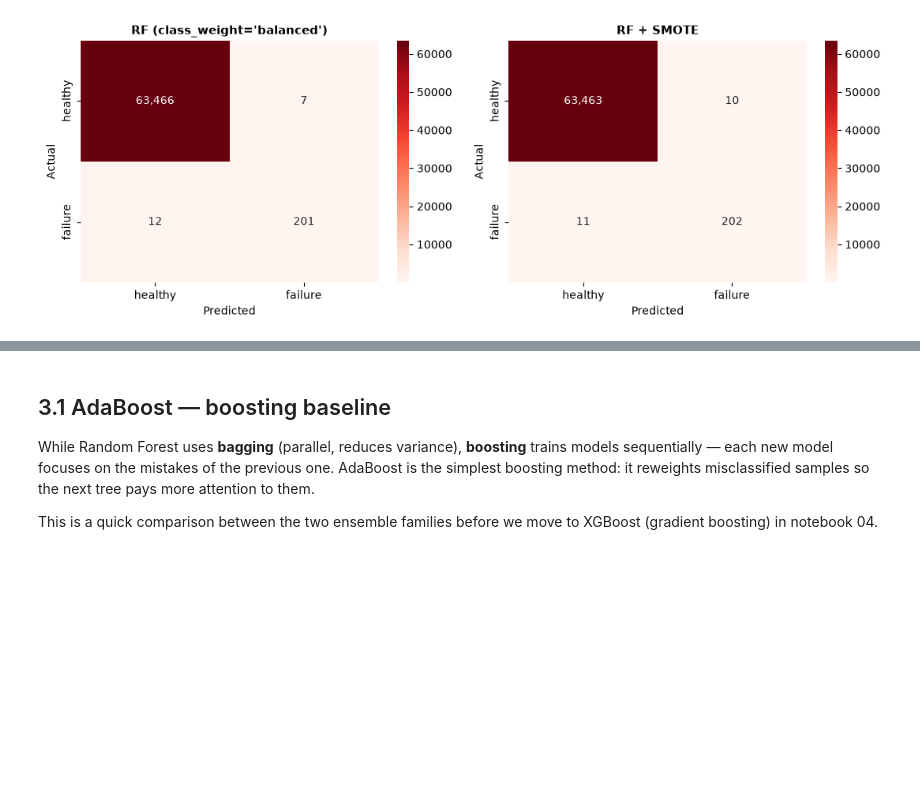
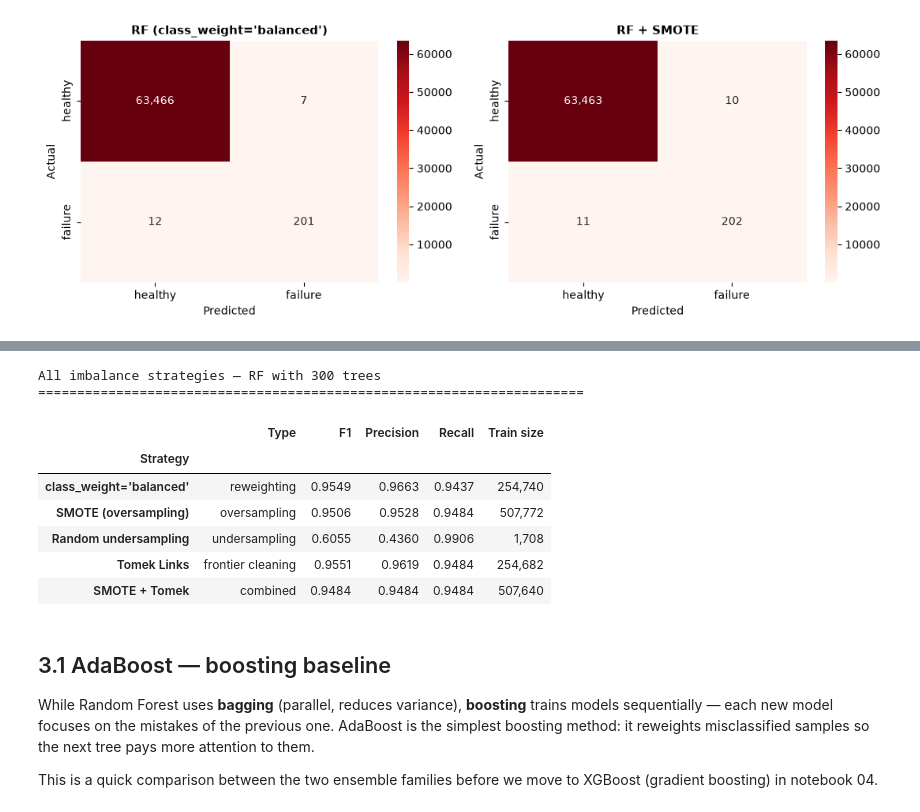
Before and after one commit to aroaxinping/drive-failure-predictor, a Jupyter notebook: notebooks/03_modeling.ipynb, the cells around one changed output, grey strips where cells are left out. Saved outputs shown, nothing was run; the diff lists cells and outputs as text; code cells hidden in the pictures; blank space fills up the shorter version.

```diff
--- a/notebooks/03_modeling.ipynb
+++ b/notebooks/03_modeling.ipynb
@@ -215,3 +289,43 @@ plt.show()
+# %%
+# Summary: all imbalance strategies compared
+imbalance_results = pd.DataFrame([
+    {"Strategy": "class_weight='balanced'", "Type": "reweighting", "F1": f1_score(y_test, y_pred_rf),
+     "Precision": classification_report(y_test, y_pred_rf, output_dict=True)["1"]["precision"],
+     "Recall": classification_report(y_test, y_pred_rf, output_dict=True)["1"]["recall"],
+     "Train size": f"{len(X_train):,}"},
+    {"Strategy": "SMOTE (oversampling)", "Type": "oversampling", "F1": f1_score(y_test, y_pred_smote),
+     "Precision": classification_report(y_test, y_pred_smote, output_dict=True)["1"]["precision"],
+     "Recall": classification_report(y_test, y_pred_smote, output_dict=True)["1"]["recall"],
+     "Train size": f"{len(X_train_smote):,}"},
+    {"Strategy": "Random undersampling", "Type": "undersampling", "F1": f1_score(y_test, y_pred_rus),
+     "Precision": classification_report(y_test, y_pred_rus, output_dict=True)["1"]["precision"],
+     "Recall": classification_report(y_test, y_pred_rus, output_dict=True)["1"]["recall"],
+     "Train size": f"{len(X_train_rus):,}"},
+    {"Strategy": "Tomek Links", "Type": "frontier cleaning", "F1": f1_score(y_test, y_pred_tomek),
+     "Precision": classification_report(y_test, y_pred_tomek, output_dict=True)["1"]["precision"],
+     "Recall": classification_report(y_test, y_pred_tomek, output_dict=True)["1"]["recall"],
+     "Train size": f"{len(X_train_tomek):,}"},
+    {"Strategy": "SMOTE + Tomek", "Type": "combined", "F1": f1_score(y_test, y_pred_smt),
+     "Precision": classification_report(y_test, y_pred_smt, output_dict=True)["1"]["precision"],
+     "Recall": classification_report(y_test, y_pred_smt, output_dict=True)["1"]["recall"],
+     "Train size": f"{len(X_train_smt):,}"},
+]).set_index("Strategy")
+
+print("All imbalance strategies — RF with 300 trees")
+print("=" * 70)
+imbalance_results.style.format({
+    "F1": "{:.4f}", "Precision": "{:.4f}", "Recall": "{:.4f}",
+}).highlight_max(subset=["F1", "Precision", "Recall"], color="#d4edda")
+# %% [output]
+All imbalance strategies — RF with 300 trees
+======================================================================
+|  | Type | F1 | Precision | Recall | Train size |
+| Strategy |  |  |  |  |  |
+| class_weight='balanced' | reweighting | 0.9549 | 0.9663 | 0.9437 | 254,740 |
+| SMOTE (oversampling) | oversampling | 0.9506 | 0.9528 | 0.9484 | 507,772 |
+| Random undersampling | undersampling | 0.6055 | 0.4360 | 0.9906 | 1,708 |
+| Tomek Links | frontier cleaning | 0.9551 | 0.9619 | 0.9484 | 254,682 |
+| SMOTE + Tomek | combined | 0.9484 | 0.9484 | 0.9484 | 507,640 |
 # %% [markdown]
 ## 3.1 AdaBoost — boosting baseline
 
```
Also changed, not shown: parts of 9 cells of this notebook, 12 other files.
